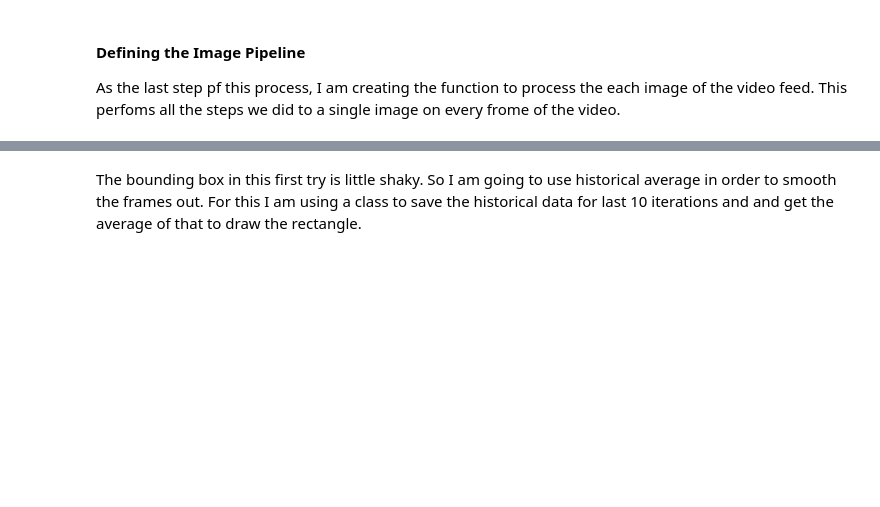
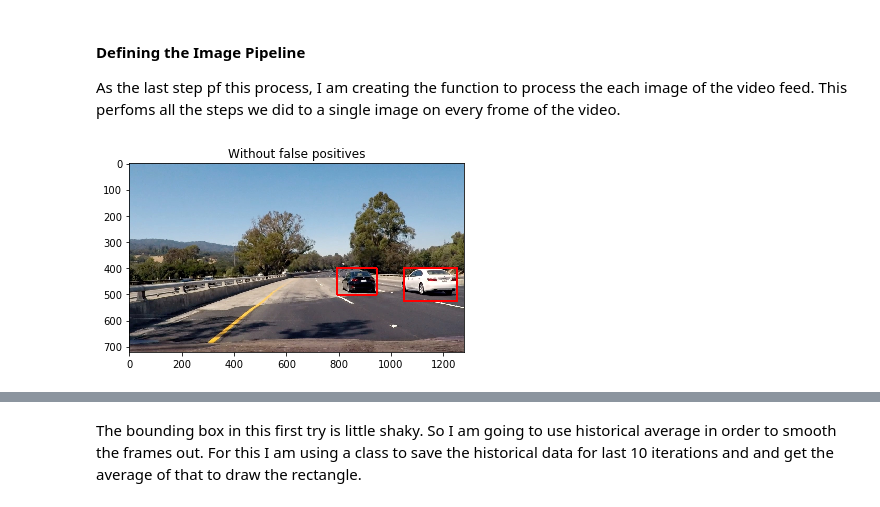
Before and after one commit to dushshantha/CarND-Project5, a Jupyter notebook: Vehicle Detection And Tracking.ipynb, the cells around one changed output, grey strips where cells are left out. Drawn from its saved outputs; the diff is of its cells as text; code cells hidden in the pictures; blank space fills up the shorter version.

```diff
--- a/Vehicle Detection And Tracking.ipynb
+++ b/Vehicle Detection And Tracking.ipynb
@@ -516,13 +542,46 @@ plt.show()
 #### Defining the Image Pipeline
 
 As the last step pf this process, I am creating the function to process the each image of the video feed. This perfoms all the steps we did to a single image on every frome of the video.
-# %%
-def process_image(image):
-    ystart = 400
-    ystop = 720
-    scale = 1.5
-    final_img, draw_image = find_cars(image, ystart, ystop, scale, svc, X_scaler, orient, pix_per_cell, cell_per_block, spatial_size, hist_bins)
-    return final_img
+# %%
+def process_image(image):
+
+    rects = []
+
+    ystart = 400
+    ystop = 720
+    scale = 1.6
+
+    draw_image, boxes = find_cars(image, ystart, ystop, scale, svc, X_scaler, orient, pix_per_cell, cell_per_block, spatial_size, hist_bins)
+    rects.append(boxes)
+
+    ystart = 400
+    ystop = 720
+    scale = 1.6
+
+
+    draw_image, boxes = find_cars(image, ystart, ystop, scale, svc, X_scaler, orient, pix_per_cell, cell_per_block, spatial_size, hist_bins)
+    rects.append(boxes)
+
+    ystart = 400
+    ystop = 490
+    scale = .8
+
+    draw_image, boxes = find_cars(image, ystart, ystop, scale, svc, X_scaler, orient, pix_per_cell, cell_per_block, spatial_size, hist_bins)
+    rects.append(boxes)
+
+    rects = [item for sublist in rects for item in sublist]
+    final_img = drawFinal(image, rects, thresh=3, debug=False)
+    return final_img
+# %%
+image1 = mpimg.imread('test_images/test4.jpg')
+plt.imshow(image1)
+
+final_img = process_image(image1)
+plt.title('Without false positives')
+plt.imshow(final_img)
+plt.show()
+# %% [output]
+[figure, added]
 # %%
 from moviepy.editor import VideoFileClip
 
```
Also changed, not shown: parts of 17 cells of this notebook, 2 other files.
